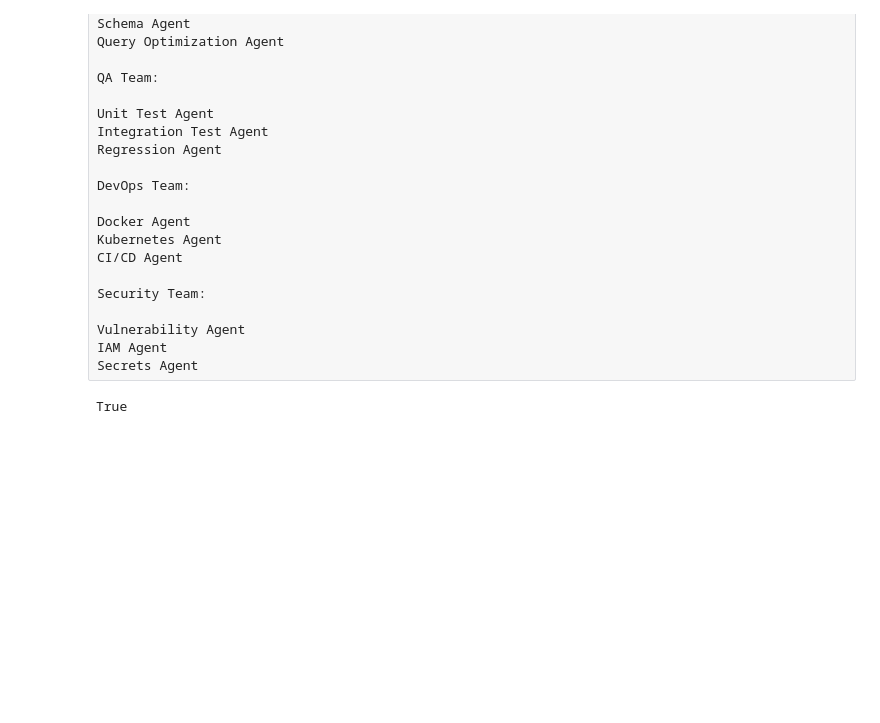
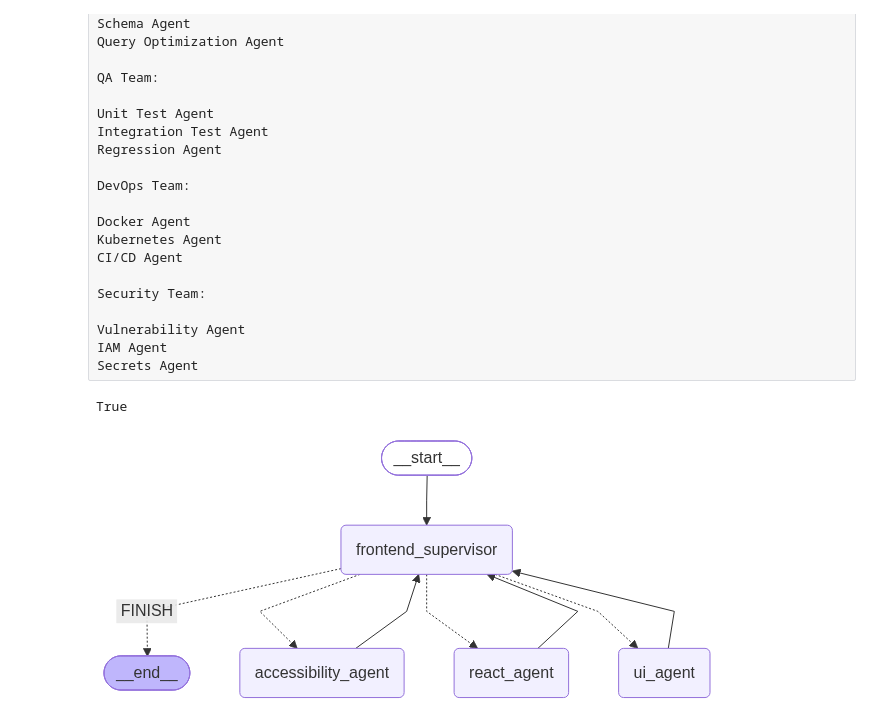
Before and after one commit to JaiswarYash/Ai-engineering-practice, a Jupyter notebook: Langgraph_n_agentic_Ai/practicals/multi-agentic-flow-assignment_3.ipynb, the cells around one changed output. Drawn from its saved outputs; the diff is of its cells as text; code cells hidden in the pictures; blank space fills up the shorter version.

```diff
--- a/Langgraph_n_agentic_Ai/practicals/multi-agentic-flow-assignment_3.ipynb
+++ b/Langgraph_n_agentic_Ai/practicals/multi-agentic-flow-assignment_3.ipynb
@@ -92,10 +94,10 @@ if not api_key:
     raise ValueError("OPENAI_API_KEY not found - add it to your .env file.")
 
 model = ChatOpenAI(
-    model="nvidia/nemotron-3.5-lightning:free",
+    model="nvidia/nemotron-3-ultra-550b-a55b:free",
     temperature=0,
     base_url="https://openrouter.ai/api/v1",
-    max_retries=3,   # free models hit 429 rate limits often
+    max_retries=3,
     timeout=120,
 )
 # %%
@@ -240,33 +242,36 @@ Return only the agent name.""")
 def route_frontend(state: AgentState) -> str:
     return state["route"]
 
 # frontend graph
 frontend_team_subgraph = StateGraph(AgentState)
 
 frontend_team_subgraph.add_node("frontend_supervisor", frontend_team_supervisor)
 frontend_team_subgraph.add_node("react_agent", react_agent)
 frontend_team_subgraph.add_node("ui_agent", ui_agent)
 frontend_team_subgraph.add_node("accessibility_agent", accessibility_agent)
 
 frontend_team_subgraph.add_edge(START, "frontend_supervisor")
 
 frontend_team_subgraph.add_conditional_edges(
     "frontend_supervisor",
     route_frontend,
     {
         "react_agent": "react_agent",
         "ui_agent": "ui_agent",
         "accessibility_agent": "accessibility_agent",
         "FINISH": END
     }
 )
 
 # after each specialist finishes → back to supervisor
 frontend_team_subgraph.add_edge("react_agent", "frontend_supervisor")
 frontend_team_subgraph.add_edge("ui_agent", "frontend_supervisor")
 frontend_team_subgraph.add_edge("accessibility_agent", "frontend_supervisor")
 
 frontend_team = frontend_team_subgraph.compile()
+display(Image(frontend_team.get_graph(xray=True).draw_mermaid_png()))
+# %% [output]
+[figure, added]
 # %%
 # backend route
 
```
Also changed, not shown: parts of 11 cells of this notebook.
